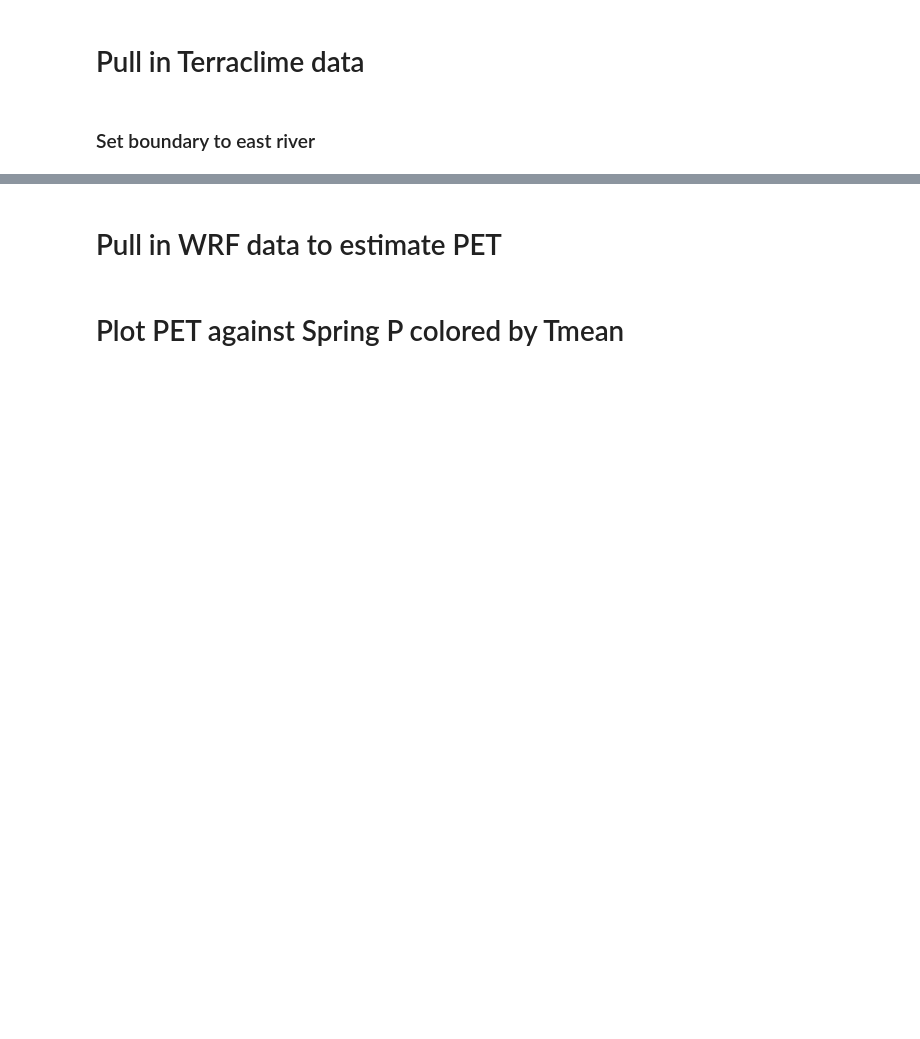
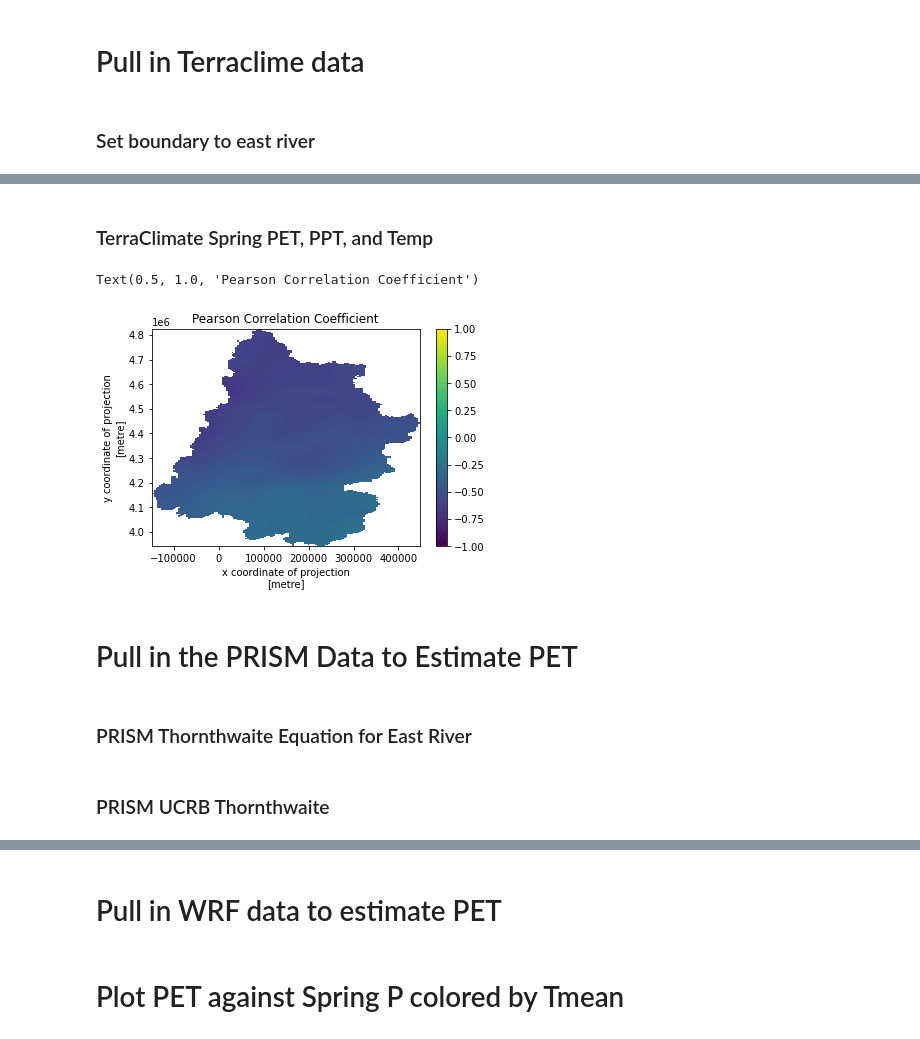
Before and after one commit to dlhogan97/Spring-Precipitation-Effect-CO-River, a Jupyter notebook: notebooks/Upper_CO_Analysis/notebooks/ucr_basin_pet.ipynb, the cells around one changed output, grey strips where cells are left out. Drawn from its saved outputs; the diff is of its cells as text; code cells hidden in the pictures; blank space fills up the shorter version.

```diff
--- a/notebooks/Upper_CO_Analysis/notebooks/ucr_basin_pet.ipynb
+++ b/notebooks/Upper_CO_Analysis/notebooks/ucr_basin_pet.ipynb
@@ -111,0 +63,23 @@ mean_spring_ppt = spring_ppt.mean(dim=['south_north', 'west_east'])
+# %%
+pet_ucrb = terraclimate_pet.rio.clip(ucrb_boundary_4326.geometry).sel(time=slice('1964-1-1','2022-9-30'))
+ppt_ucrb = terraclimate_ppt.rio.clip(ucrb_boundary_4326.geometry).sel(time=slice('1964-1-1','2022-9-30'))
+tmin_ucrb = terraclimate_tmin.rio.clip(ucrb_boundary_4326.geometry).sel(time=slice('1964-1-1','2022-9-30'))
+tmax_ucrb = terraclimate_tmax.rio.clip(ucrb_boundary_4326.geometry).sel(time=slice('1964-1-1','2022-9-30'))
+# %%
+tmean_ucrb = (tmax_ucrb.tmax + tmin_ucrb.tmin)/2
+tdiff_ucrb = tmax_ucrb.tmax - tmin_ucrb.tmin
+# %% [markdown]
+### TerraClimate Spring PET, PPT, and Temp
+# %%
+# TerraClimate PET and PPT for the UCRB
+ucrb_spring_totals_terraclime_pet = pet_ucrb['pet'].where(pet_ucrb.time.dt.month.isin([4,5,6])).groupby('time.year').sum('time')
+ucrb_spring_totals_terraclime_ppt = ppt_ucrb['ppt'].where(ppt_ucrb.time.dt.month.isin([4,5,6])).groupby('time.year').sum('time')
+
+# TerraClimate TMIN and TMAX for the UCRB
+ucrb_spring_tmin_terraclime = tmin_ucrb.tmin.where(tmin_ucrb.time.dt.month.isin([4,5,6])).groupby('time.year').mean('time')
+ucrb_spring_tmax_terraclime = tmax_ucrb.tmax.where(tmax_ucrb.time.dt.month.isin([4,5,6])).groupby('time.year').mean('time')
+# TerraClimate TMEAN and TDIFF for the UCRB
+ucrb_spring_tmean_terraclime = (tmean_ucrb.where(tmean_ucrb.time.dt.month.isin([4,5,6]))).groupby('time.year').mean('time')
+ucrb_spring_tdiff_terraclime = tdiff_ucrb.where(tdiff_ucrb.time.dt.month.isin([4,5,6])).groupby('time.year').mean('time')
+# TerraClimate temperature anomaly for the UCRB
+ucrb_spring_tmean_terraclime_anomaly = ucrb_spring_tmean_terraclime - ucrb_spring_tmean_terraclime.mean('year')
@@ -112,3 +143,24 @@ mean_spring_ppt = spring_ppt.mean(dim=['south_north', 'west_east'])
+# %%
+corr_terraclimate_temp = multi_apply_along_axis(pearsonr, 0, [ucrb_spring_tmean_terraclime, ucrb_spring_totals_terraclime_ppt])
+# convert to an xarray dataarray
+corr_terraclimate_temp = xr.DataArray(corr_terraclimate_temp[0,:,:], dims=['lat','lon'], coords={'lat':ucrb_spring_totals_terraclime_ppt.lat,'lon':ucrb_spring_totals_terraclime_ppt.lon})
+corr_terraclimate_temp = corr_terraclimate_temp.rio.set_crs(4326)
+# convert to 32613
+corr_terraclimate_temp = corr_terraclimate_temp.rio.reproject(32613)
+# remove values above 1
+corr_terraclimate_temp = corr_terraclimate_temp.where(corr_terraclimate_temp<=1,drop=True)
+# %%
+fig, ax = plt.subplots()
+
+p0 = corr_terraclimate_temp.plot(vmin=-1, vmax=1)
+ax.set_title('Pearson Correlation Coefficient')
+# %% [output]
+Text(0.5, 1.0, 'Pearson Correlation Coefficient')
+[figure, added]
+# %% [markdown]
+# Pull in the PRISM Data to Estimate PET
+# %% [markdown]
+### PRISM Thornthwaite Equation for East River
 # %%
 prism_tmean = rxr.open_rasterio('../data/etdata/prism_tmean_4km_all.nc')
 prism_tmean = prism_tmean.where(prism_tmean>-100,drop=True)
@@ -129,3 +181,5 @@ for year in range(1987,2021):
     mmdlh = monthly_mean_daylight_hours(lat, year=year)
     temp = mean_ucrb_temp.where(mean_ucrb_temp['month'].dt.year==year,drop=True)
     thornthwaite_pet_df.loc[year] = np.array(thornthwaite(temp.values, mmdlh))
+# %% [markdown]
+### PRISM UCRB Thornthwaite
```
Also changed, not shown: parts of 26 cells of this notebook, 3 other files.
